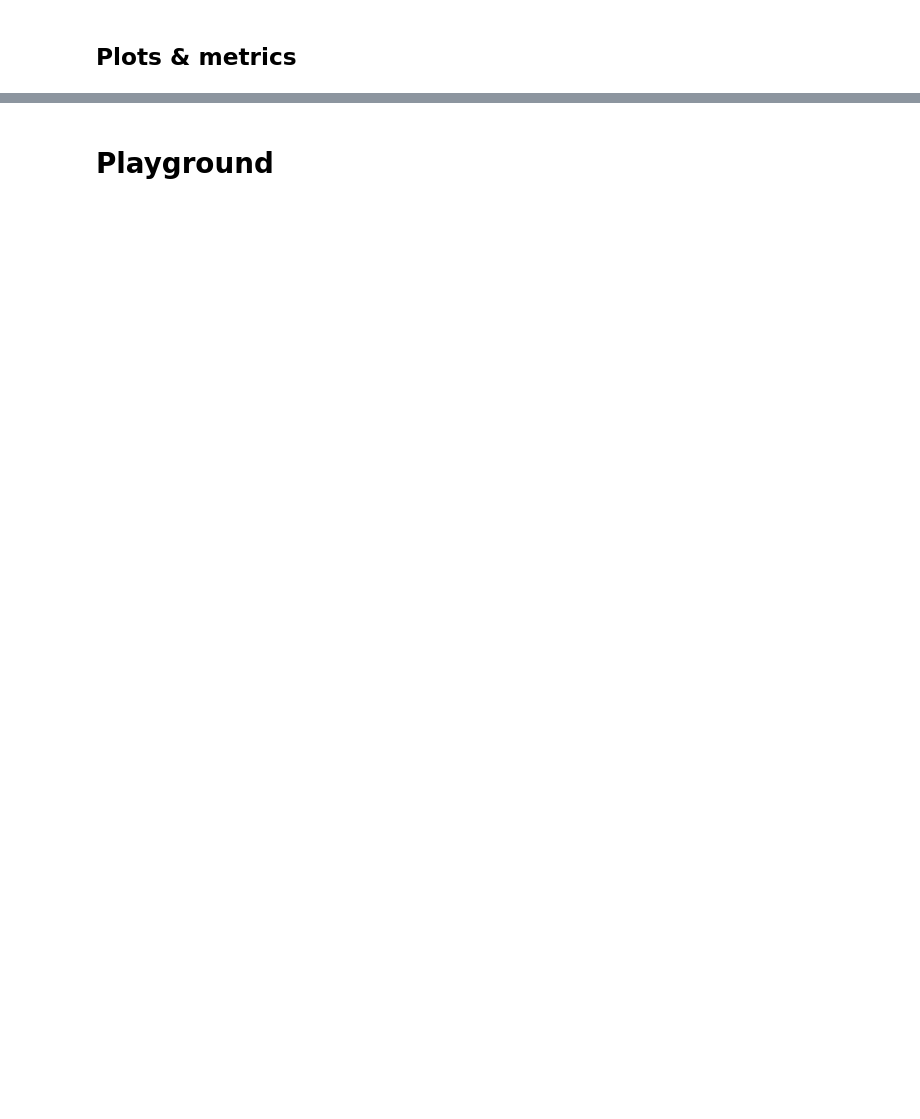
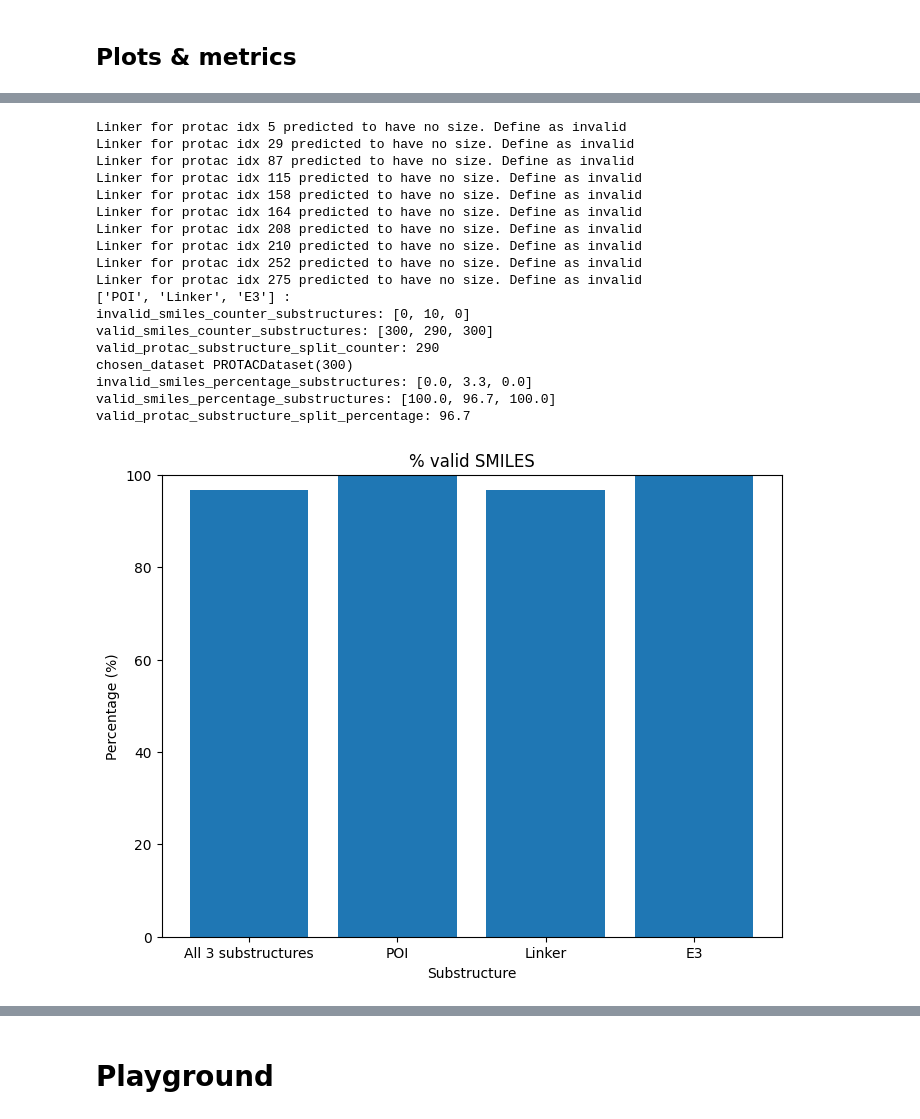
Before and after one commit to ribesstefano/PROTAC-Splitter, a Jupyter notebook: notebooks/GNN/3_evaluation.ipynb, the cells around one changed output, grey strips where cells are left out. Cells and saved outputs as stored; diff of their text form; code cells hidden in the pictures; blank space fills up the shorter version.

```diff
--- a/notebooks/GNN/3_evaluation.ipynb
+++ b/notebooks/GNN/3_evaluation.ipynb
@@ -209,7 +244,7 @@ AttributeError: Can't get attribute 'NodeClassifierGNN' on <module '__main__'>
 ## Plots & metrics
 # %%
 scale_factor_nodes=1.8
-chosen_dataset = test_dataset_5 #val_dataset
+chosen_dataset = validation_dataset #val_dataset
 #mode = modes[0]
 if mode == modes[0]:
     prediction_range = range(num_plotted_protacs)
@@ -498,30 +537,6 @@ plt.show()
 
 #TODO I should store pos from the generated graph, likewise, I should store atom identity for simple downstream processing.
 
-def adjust_bond_types(mol):
-    # Iterate over all bonds
-    for bond in mol.GetBonds():
-        if bond.GetBondType() == Chem.rdchem.BondType.AROMATIC:
-            # Check if both atoms connected by the bond are in a ring
-            if not (mol.GetAtomWithIdx(bond.GetBeginAtomIdx()).IsInRing() and
-                    mol.GetAtomWithIdx(bond.GetEndAtomIdx()).IsInRing()):
-                # Adjust the bond type (e.g., to SINGLE or DOUBLE)
-                bond.SetBondType(Chem.rdchem.BondType.SINGLE)  # or DOUBLE, depending on context
-
-
-def adjust_bond_types_for_kekulization(mol):
-    # Iterate over all bonds
-    for bond in mol.GetBonds():
-        # Check for aromatic bonds
-        if bond.GetBondType() == Chem.rdchem.BondType.AROMATIC:
-            # Get atoms connected by the bond
-            atom1 = mol.GetAtomWithIdx(bond.GetBeginAtomIdx())
-            atom2 = mol.GetAtomWithIdx(bond.GetEndAtomIdx())
-
-            # Check if both atoms are in a ring
-            if not (atom1.IsInRing() and atom2.IsInRing()):
-                # Adjust the bond type (e.g., to SINGLE or DOUBLE)
-                bond.SetBondType(Chem.rdchem.BondType.SINGLE)  # or DOUBLE
 
 
 invalid_smiles_counter_substructures = [0, 0, 0]
@@ -546,10 +561,6 @@ for idx in range(len(chosen_dataset)):#[204, 317, 318]: #range(len(chosen_datase
 
     pt = GetPeriodicTable()
     atom_types = ['C', 'N', 'O', 'F', 'P', 'S', 'Cl', 'Br', 'I']  # Common atom types, add more as needed
-
-    # One-hot encoding of atom types
-    def atom_features(atom):
-        return [1 if atom.GetSymbol() == symbol else 0 for symbol in atom_types]
 
     # Create a data object
     molecule_data = Data(x=chosen_datapoint.x, edge_index=chosen_datapoint.edge_index, edge_attr=chosen_datapoint.edge_attr, G=G_pred)
@@ -695,33 +706,53 @@ print(f'valid_protac_substructure_split_counter: {valid_protac_substructure_spli
 print(f'chosen_dataset {chosen_dataset}')
 invalid_smiles_percentage_substructures = [round(100*substruct_count/ len(chosen_dataset),1) for substruct_count in invalid_smiles_counter_substructures]
 valid_smiles_percentage_substructures = [round(100*substruct_count/ len(chosen_dataset),1) for substruct_count in valid_smiles_counter_substructures]
 valid_protac_substructure_split_percentage = round(100*valid_protac_substructure_split_counter[0]/ len(chosen_dataset),1)
 print(f'invalid_smiles_percentage_substructures: {invalid_smiles_percentage_substructures}')
 print(f'valid_smiles_percentage_substructures: {valid_smiles_percentage_substructures}')
 print(f'valid_protac_substructure_split_percentage: {valid_protac_substructure_split_percentage}')
 
 
 
 # Percentages for each category
 percentages = [valid_protac_substructure_split_percentage, valid_smiles_percentage_substructures[0], valid_smiles_percentage_substructures[1], valid_smiles_percentage_substructures[2]]  # Replace with actual percentages
 
 # Corresponding names for the x-ticks
 names = ['All 3 substructures', 'POI', 'Linker', 'E3']
 
 # Create the bar plot
 plt.figure(figsize=(8, 6))
 plt.bar(names, percentages)
 
 # Set the title and labels
 plt.title('% valid SMILES')
 plt.xlabel('Substructure')
 plt.ylabel('Percentage (%)')
 
 # Set the range of the y-axis
 plt.ylim(0, 100)
 
 # Display the plot
 plt.show()
+# %% [output]
+Linker for protac idx 5 predicted to have no size. Define as invalid
+Linker for protac idx 29 predicted to have no size. Define as invalid
+Linker for protac idx 87 predicted to have no size. Define as invalid
+Linker for protac idx 115 predicted to have no size. Define as invalid
+Linker for protac idx 158 predicted to have no size. Define as invalid
+Linker for protac idx 164 predicted to have no size. Define as invalid
+Linker for protac idx 208 predicted to have no size. Define as invalid
+Linker for protac idx 210 predicted to have no size. Define as invalid
+Linker for protac idx 252 predicted to have no size. Define as invalid
+Linker for protac idx 275 predicted to have no size. Define as invalid
+['POI', 'Linker', 'E3'] :
+invalid_smiles_counter_substructures: [0, 10, 0]
+valid_smiles_counter_substructures: [300, 290, 300]
+valid_protac_substructure_split_counter: 290
+chosen_dataset PROTACDataset(300)
+invalid_smiles_percentage_substructures: [0.0, 3.3, 0.0]
+valid_smiles_percentage_substructures: [100.0, 96.7, 100.0]
+valid_protac_substructure_split_percentage: 96.7
+[figure, added]
 # %%
 
 # Convert the matrix to a NumPy array for better handling
```
Also changed, not shown: parts of 56 cells of this notebook, 3 other files.
